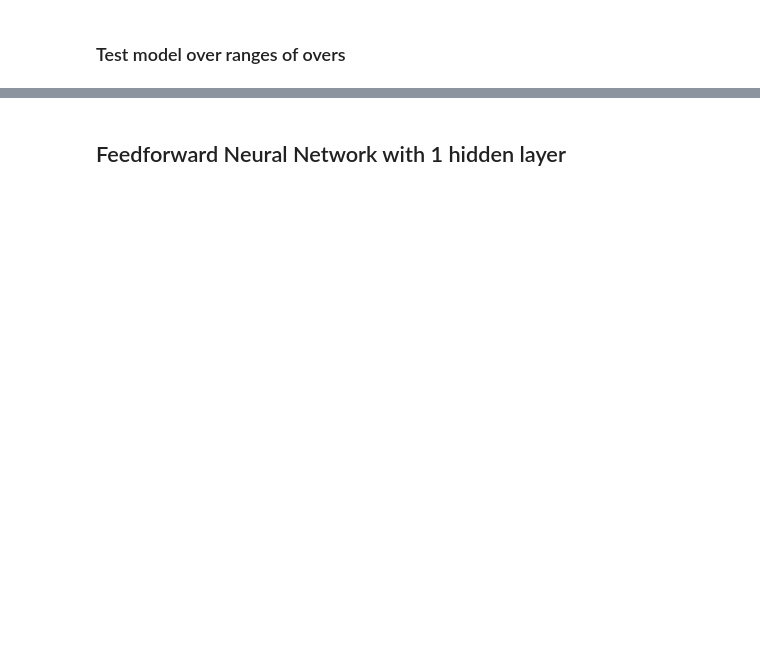
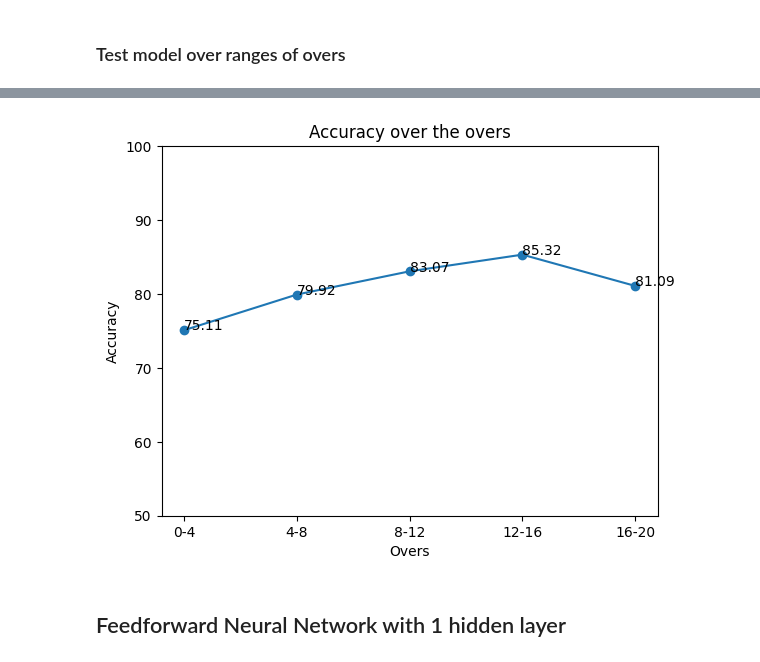
Before and after one commit to rushabhhere/t20-winner-prediction, a Jupyter notebook: model.ipynb, the cells around one changed output, grey strips where cells are left out. Saved outputs shown, nothing was run; the diff lists cells and outputs as text; code cells hidden in the pictures; blank space fills up the shorter version.

```diff
--- a/model.ipynb
+++ b/model.ipynb
@@ -404,3 +437,18 @@ plt.show()
+# %%
+#Plot for 4 overs
+x = ['0-4', '4-8', '8-12', '12-16', '16-20']
+y = [acc_0_4 * 100, acc_4_8 * 100, acc_8_12 * 100, acc_12_16 * 100, acc_16_20 * 100]
+
+plt.plot(x, y, marker='o')
+plt.ylim(50, 100)
+plt.title('Accuracy over the overs')
+plt.xlabel('Overs')
+for i in range(len(x)):
+    plt.text(x[i], y[i], round(y[i],2))
+plt.ylabel('Accuracy')
+plt.show()
+# %% [output]
+[figure, added]
 # %%
 rf_classifier = RandomForestClassifier()
 rf_classifier.fit(X_train, y_train)
```
Also changed, not shown: parts of 12 cells of this notebook, 2 other files.
